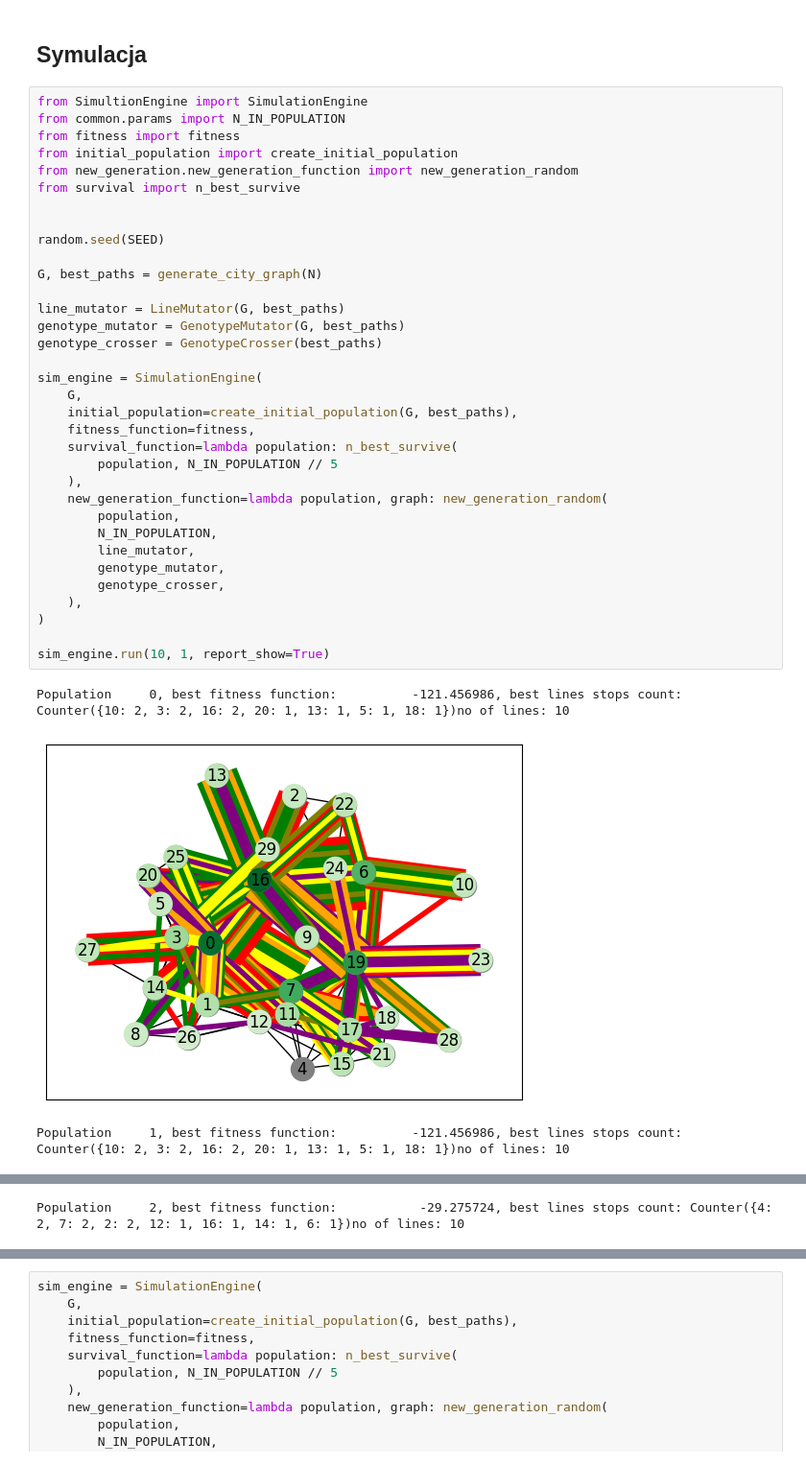
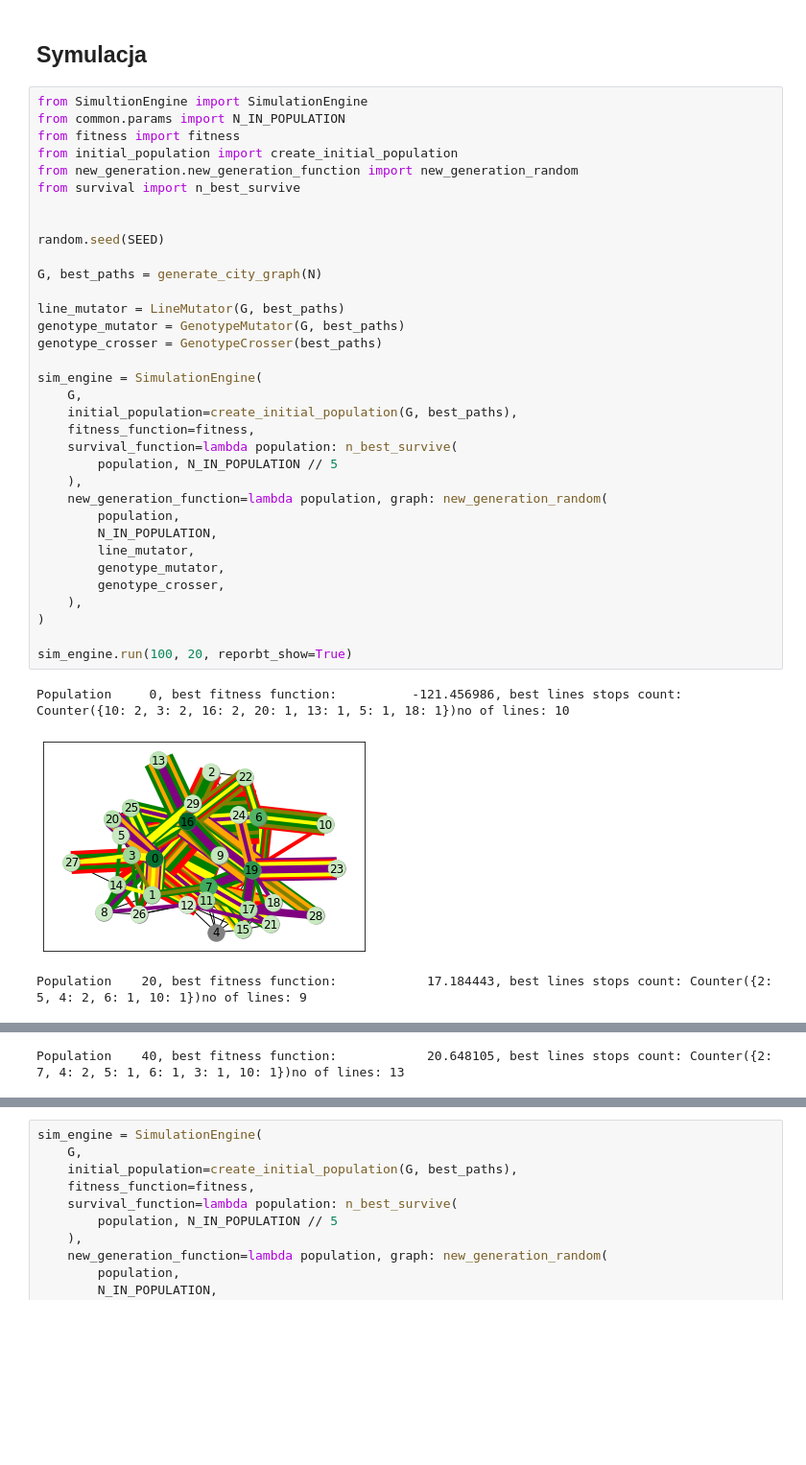
Before and after one commit to pweglik/badania-operacyjne, a Jupyter notebook: docs/mutations test.ipynb, the cells around one changed output, grey strips where cells are left out. Shown at 96% size. Saved outputs shown, nothing was run; the diff lists cells and outputs as text; blank space fills up the shorter version.

```diff
--- a/docs/mutations test.ipynb
+++ b/docs/mutations test.ipynb
@@ -29,33 +26,33 @@ from initial_population import create_initial_population
 from new_generation.new_generation_function import new_generation_random
 from survival import n_best_survive
 
 
 random.seed(SEED)
 
 G, best_paths = generate_city_graph(N)
 
 line_mutator = LineMutator(G, best_paths)
 genotype_mutator = GenotypeMutator(G, best_paths)
 genotype_crosser = GenotypeCrosser(best_paths)
 
 sim_engine = SimulationEngine(
     G,
     initial_population=create_initial_population(G, best_paths),
     fitness_function=fitness,
     survival_function=lambda population: n_best_survive(
         population, N_IN_POPULATION // 5
     ),
     new_generation_function=lambda population, graph: new_generation_random(
         population,
         N_IN_POPULATION,
         line_mutator,
         genotype_mutator,
         genotype_crosser,
     ),
 )
 
-sim_engine.run(10, 1, report_show=True)
+sim_engine.run(100, 20, reporbt_show=True)
 # %% [output]
 Population     0, best fitness function:          -121.456986, best lines stops count: Counter({10: 2, 3: 2, 16: 2, 20: 1, 13: 1, 5: 1, 18: 1})no of lines: 10
-[figure, old version]
+[figure, new version]
-Population     1, best fitness function:          -121.456986, best lines stops count: Counter({10: 2, 3: 2, 16: 2, 20: 1, 13: 1, 5: 1, 18: 1})no of lines: 10
+Population    20, best fitness function:            17.184443, best lines stops count: Counter({2: 5, 4: 2, 6: 1, 10: 1})no of lines: 9
@@ -63 +60 @@ Population     1, best fitness function:          -121.456986, best lines stops
-Population     2, best fitness function:           -29.275724, best lines stops count: Counter({4: 2, 7: 2, 2: 2, 12: 1, 16: 1, 14: 1, 6: 1})no of lines: 10
+Population    40, best fitness function:            20.648105, best lines stops count: Counter({2: 7, 4: 2, 5: 1, 6: 1, 3: 1, 10: 1})no of lines: 13
```
Also changed, not shown: parts of 4 cells of this notebook, 11 other files.
